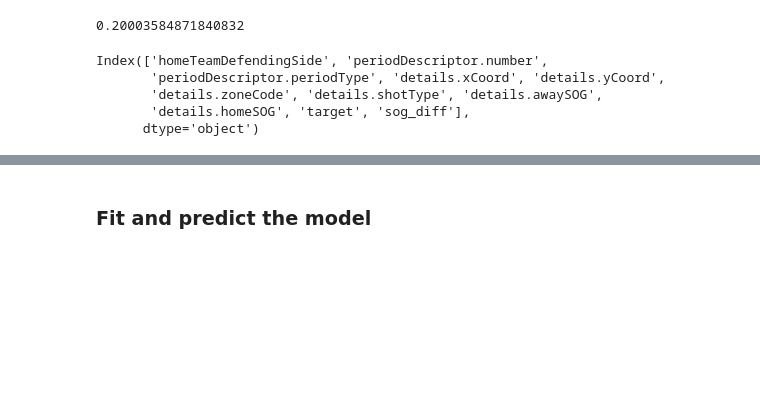
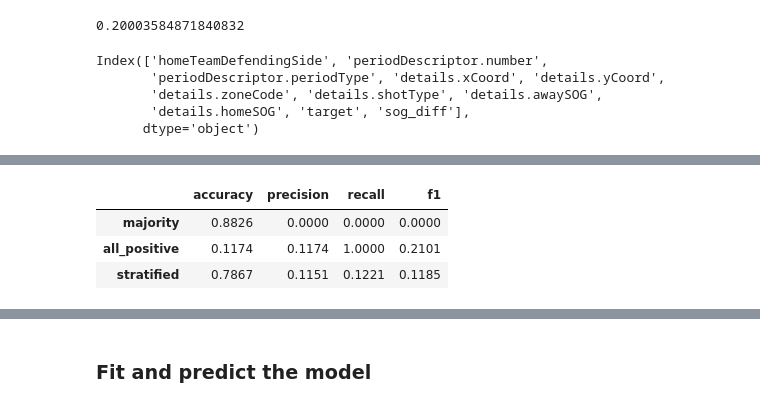
Before and after one commit to bustossophia/personalprojects, a Jupyter notebook: analysis.ipynb, the cells around one changed output, grey strips where cells are left out. Cells and saved outputs as stored; diff of their text form; code cells hidden in the pictures; blank space fills up the shorter version.

```diff
--- a/analysis.ipynb
+++ b/analysis.ipynb
@@ -37,6 +39,6 @@ from sklearn.calibration import CalibratedClassifierCV, calibration_curve
 with open('shots.json') as f:
     data = json.load(f)
 #adjust and flatten the data to be in a format that can be easily analyzed
-df = pd.json_normalize(data)
+raw = pd.json_normalize(data)
 # %%
 #ensudre dataframe is split correctly
@@ -324,7 +324,7 @@ to_drop = [
     'periodDescriptor.maxRegulationPeriods', 'eventId'
 ]
 
-df = df.drop(columns=to_drop)
+df = raw.drop(columns=to_drop).copy()
 # %% [markdown]
 ##### Typically, we drop duplicates in data cleaning. However, in the case of this data, ID duplicates indicate a shot taken during the same game or period. Throughout this analysis, ID duplicates won't hurt or skew our findings.
 # %%
@@ -443,9 +452,9 @@ Index(['homeTeamDefendingSide', 'periodDescriptor.number',
 # %%
 #create X and y for training and test data
 
-X_train = df_train.drop(columns=['target'])
-y_train = df_train['target']
+# X_train = df_train.drop(columns=['target'])
+# y_train = df_train['target']
 
-X_test = df_test.drop(columns=['target'])
-y_test = df_test['target']
+# X_test = df_test.drop(columns=['target'])
+# y_test = df_test['target']
 # %%
@@ -453,0 +485,20 @@ nums=X_train.select_dtypes(include=['int64', 'float64']).columns.tolist()
+# %%
+X_train_orig, X_test_orig = split_features(df)
+
+baselines = {}
+for name, kw in [('majority', {'strategy': 'most_frequent'}),
+                 ('all_positive', {'strategy': 'constant', 'constant': 1}),
+                 ('stratified', {'strategy': 'stratified'})]:
+    d = DummyClassifier(random_state=42, **kw).fit(X_train_orig, y_train)
+    p = d.predict(X_test_orig)
+    baselines[name] = {
+        'accuracy':  accuracy_score(y_test, p),
+        'precision': precision_score(y_test, p, zero_division=0),
+        'recall':    recall_score(y_test, p, zero_division=0),
+        'f1':        fbeta_score(y_test, p, beta=1, zero_division=0)}
+pd.DataFrame(baselines).T.round(4)
+# %% [output]
+|  | accuracy | precision | recall | f1 |
+| majority | 0.8826 | 0.0000 | 0.0000 | 0.0000 |
+| all_positive | 0.1174 | 0.1174 | 1.0000 | 0.2101 |
+| stratified | 0.7867 | 0.1151 | 0.1221 | 0.1185 |
```
Also changed, not shown: parts of 52 cells of this notebook, 1 other file.
